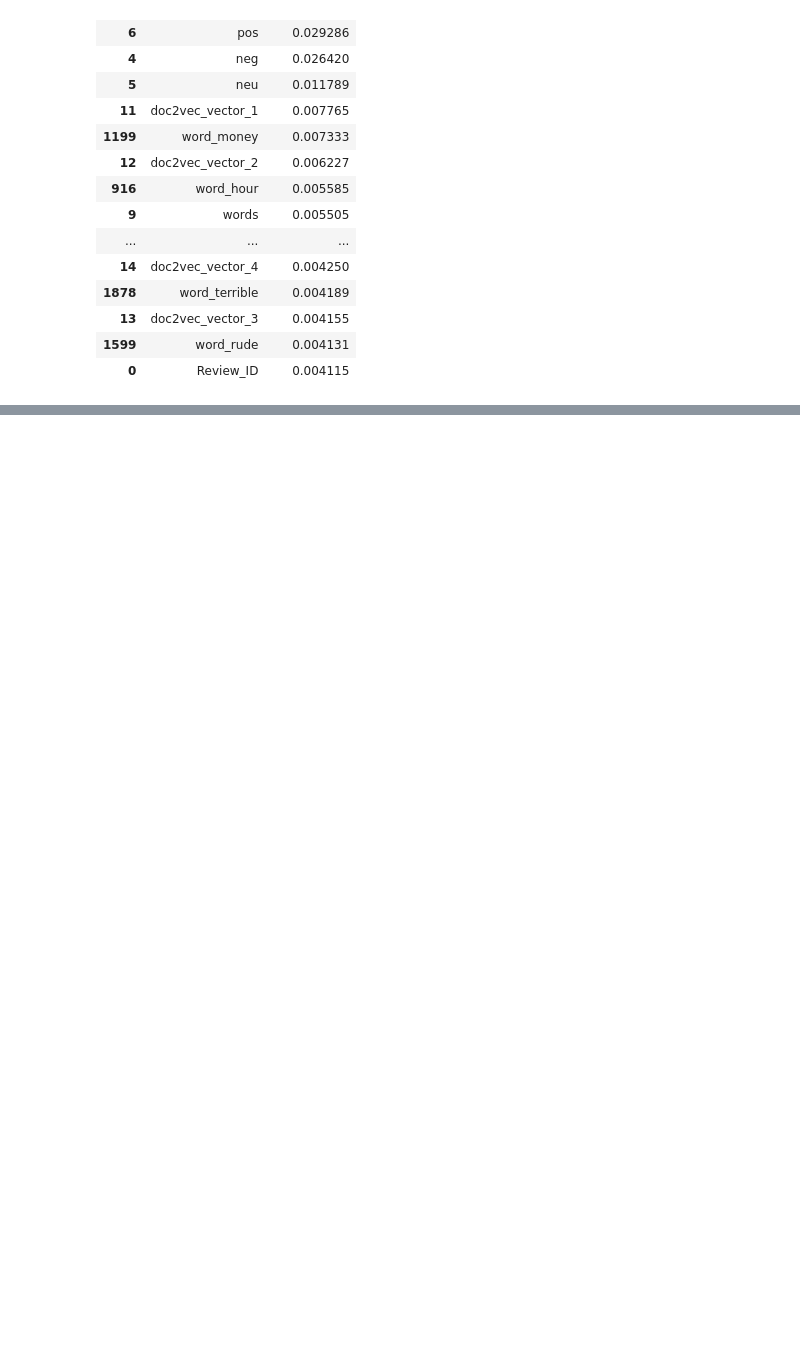
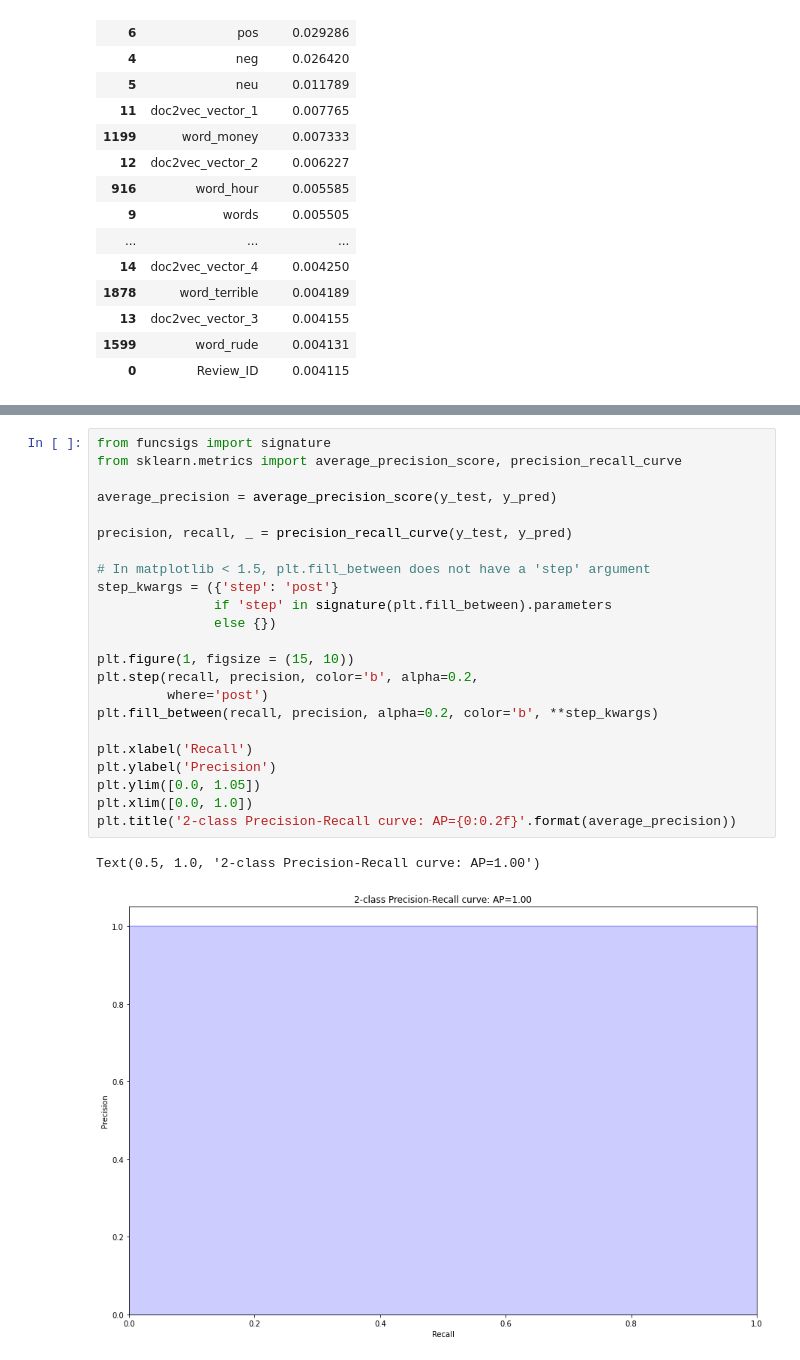
Before and after one commit to katrinan029/machine-learning-project, a Jupyter notebook: main_code_development.ipynb, the cells around one changed output, grey strips where cells are left out. Cells and saved outputs as stored; diff of their text form; blank space fills up the shorter version.

```diff
--- a/main_code_development.ipynb
+++ b/main_code_development.ipynb
@@ -384,0 +394,26 @@ plt.show()
+# %%
+from funcsigs import signature
+from sklearn.metrics import average_precision_score, precision_recall_curve
+
+average_precision = average_precision_score(y_test, y_pred)
+
+precision, recall, _ = precision_recall_curve(y_test, y_pred)
+
+# In matplotlib < 1.5, plt.fill_between does not have a 'step' argument
+step_kwargs = ({'step': 'post'}
+               if 'step' in signature(plt.fill_between).parameters
+               else {})
+
+plt.figure(1, figsize = (15, 10))
+plt.step(recall, precision, color='b', alpha=0.2,
+         where='post')
+plt.fill_between(recall, precision, alpha=0.2, color='b', **step_kwargs)
+
+plt.xlabel('Recall')
+plt.ylabel('Precision')
+plt.ylim([0.0, 1.05])
+plt.xlim([0.0, 1.0])
+plt.title('2-class Precision-Recall curve: AP={0:0.2f}'.format(average_precision))
+# %% [output]
+Text(0.5, 1.0, '2-class Precision-Recall curve: AP=1.00')
+[figure, added]
```
Also changed, not shown: parts of 4 cells of this notebook, 1 other file.
